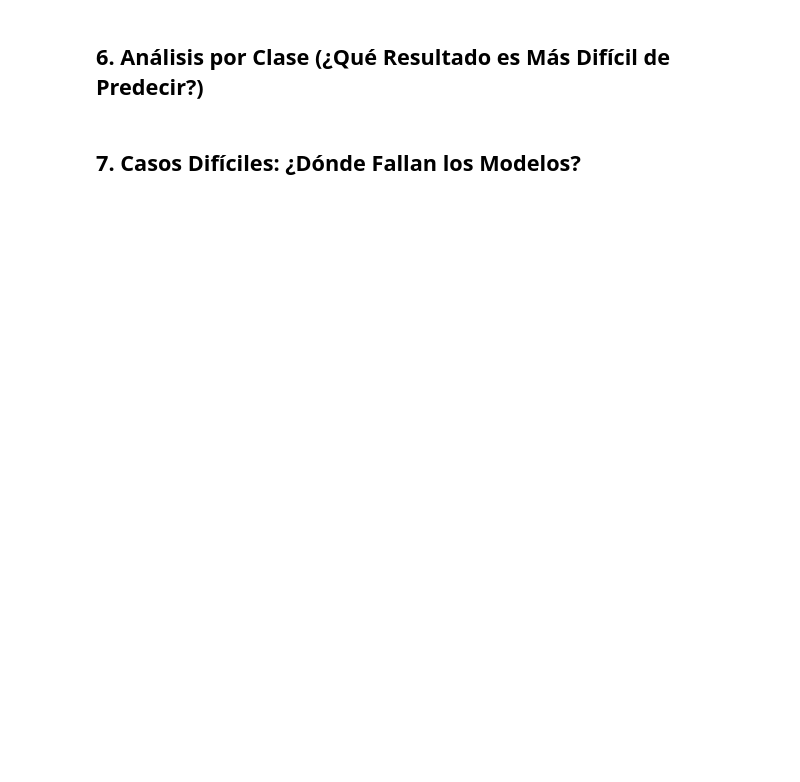
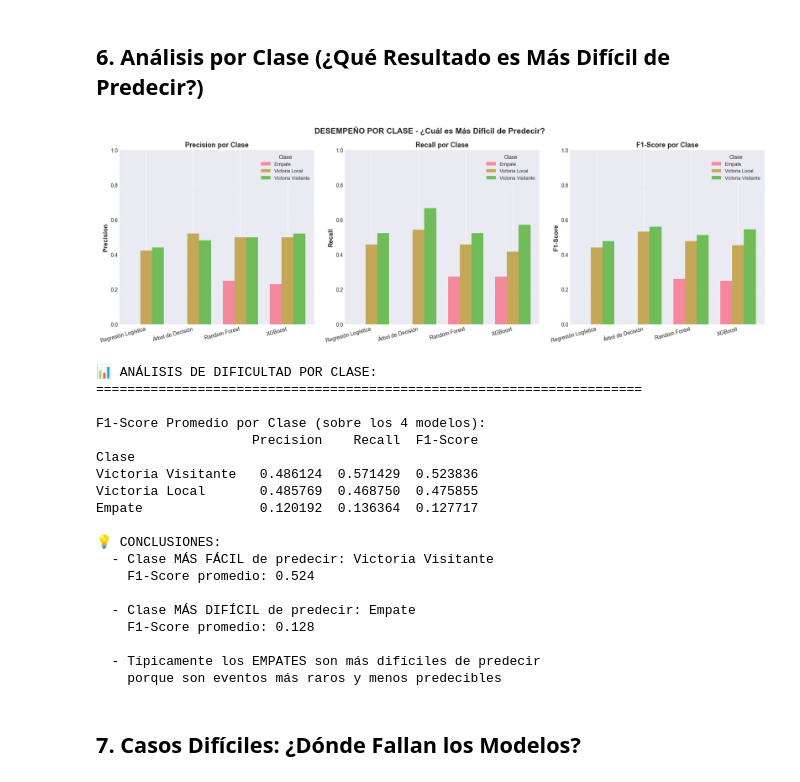
Before and after one commit to julihocc/prepatec-soccer-analytics-lessons, a Jupyter notebook: bloque-3/notebook/06-comparacion-modelos.ipynb, the cells around one changed output. Saved outputs shown, nothing was run; the diff lists cells and outputs as text; code cells hidden in the pictures; blank space fills up the shorter version.

```diff
--- a/bloque-3/notebook/06-comparacion-modelos.ipynb
+++ b/bloque-3/notebook/06-comparacion-modelos.ipynb
@@ -290,12 +365,20 @@ from sklearn.metrics import precision_recall_fscore_support
 class_performance = []
 
 for name, model in models.items():
-    y_pred = model.predict(X_test)
+    # Predicciones
+    if name == 'XGBoost':
+        y_pred_encoded = model.predict(X_test)
+        y_pred = label_encoder.inverse_transform(y_pred_encoded)
+        classes = label_encoder.classes_
+    else:
+        y_pred = model.predict(X_test)
+        classes = model.classes_
+
     precision, recall, f1, support = precision_recall_fscore_support(
-        y_test, y_pred, average=None, labels=model.classes_
+        y_test, y_pred, average=None, labels=classes
     )
 
-    for i, clase in enumerate(model.classes_):
+    for i, clase in enumerate(classes):
         class_performance.append({
             'Modelo': name,
             'Clase': clase,
@@ -310,7 +393,7 @@ df_class = pd.DataFrame(class_performance)
 # Visualización
 fig, axes = plt.subplots(1, 3, figsize=(18, 6))
 
-clases = model_logistic.classes_
+clases = label_encoder.classes_
 x = np.arange(len(models))
 width = 0.25
 
@@ -329,33 +412,54 @@ for idx, metric in enumerate(metrics):
     ax.set_xticks(x + width)
     ax.set_xticklabels([m for m in models.keys()], rotation=15, ha='right', fontsize=10)
     ax.legend(title='Clase', fontsize=9)
     ax.set_ylim([0, 1])
     ax.grid(axis='y', alpha=0.3)
 
 plt.suptitle('DESEMPEÑO POR CLASE - ¿Cuál es Más Difícil de Predecir?',
              fontsize=15, fontweight='bold')
 plt.tight_layout()
 plt.show()
 
 # Análisis de dificultad por clase
 print("\n📊 ANÁLISIS DE DIFICULTAD POR CLASE:")
 print("="*70)
 
 avg_by_class = df_class.groupby('Clase')[['Precision', 'Recall', 'F1-Score']].mean()
 avg_by_class = avg_by_class.sort_values('F1-Score', ascending=False)
 
 print("\nF1-Score Promedio por Clase (sobre los 4 modelos):")
 print(avg_by_class)
 
 print(f"\n💡 CONCLUSIONES:")
 easiest_class = avg_by_class.index[0]
 hardest_class = avg_by_class.index[-1]
 print(f"  - Clase MÁS FÁCIL de predecir: {easiest_class}")
 print(f"    F1-Score promedio: {avg_by_class.loc[easiest_class, 'F1-Score']:.3f}")
 print(f"\n  - Clase MÁS DIFÍCIL de predecir: {hardest_class}")
 print(f"    F1-Score promedio: {avg_by_class.loc[hardest_class, 'F1-Score']:.3f}")
 print(f"\n  - Típicamente los EMPATES son más difíciles de predecir")
 print(f"    porque son eventos más raros y menos predecibles")
+# %% [output]
+[figure, added]
+📊 ANÁLISIS DE DIFICULTAD POR CLASE:
+======================================================================
+
+F1-Score Promedio por Clase (sobre los 4 modelos):
+                    Precision    Recall  F1-Score
+Clase
+Victoria Visitante   0.486124  0.571429  0.523836
+Victoria Local       0.485769  0.468750  0.475855
+Empate               0.120192  0.136364  0.127717
+
+💡 CONCLUSIONES:
+  - Clase MÁS FÁCIL de predecir: Victoria Visitante
+    F1-Score promedio: 0.524
+
+  - Clase MÁS DIFÍCIL de predecir: Empate
+    F1-Score promedio: 0.128
+
+  - Típicamente los EMPATES son más difíciles de predecir
+    porque son eventos más raros y menos predecibles
 # %% [markdown]
 ## 7. Casos Difíciles: ¿Dónde Fallan los Modelos?
 # %%
```
Also changed, not shown: parts of 9 cells of this notebook, 1 other file.
